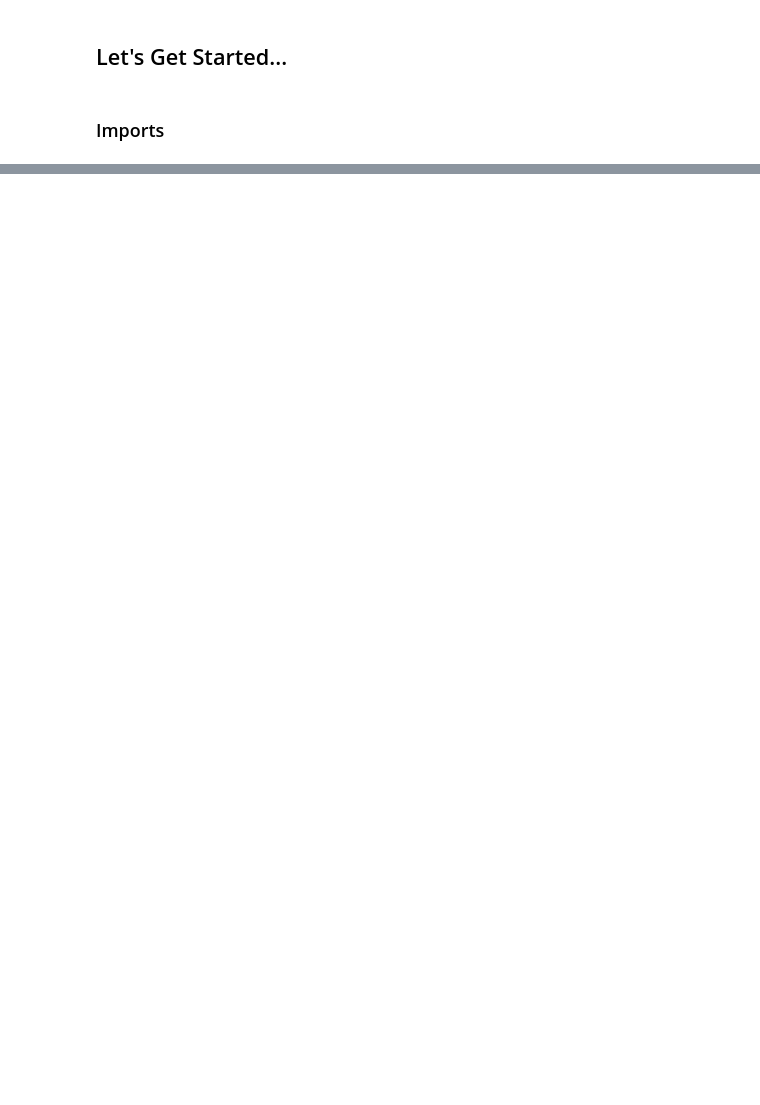
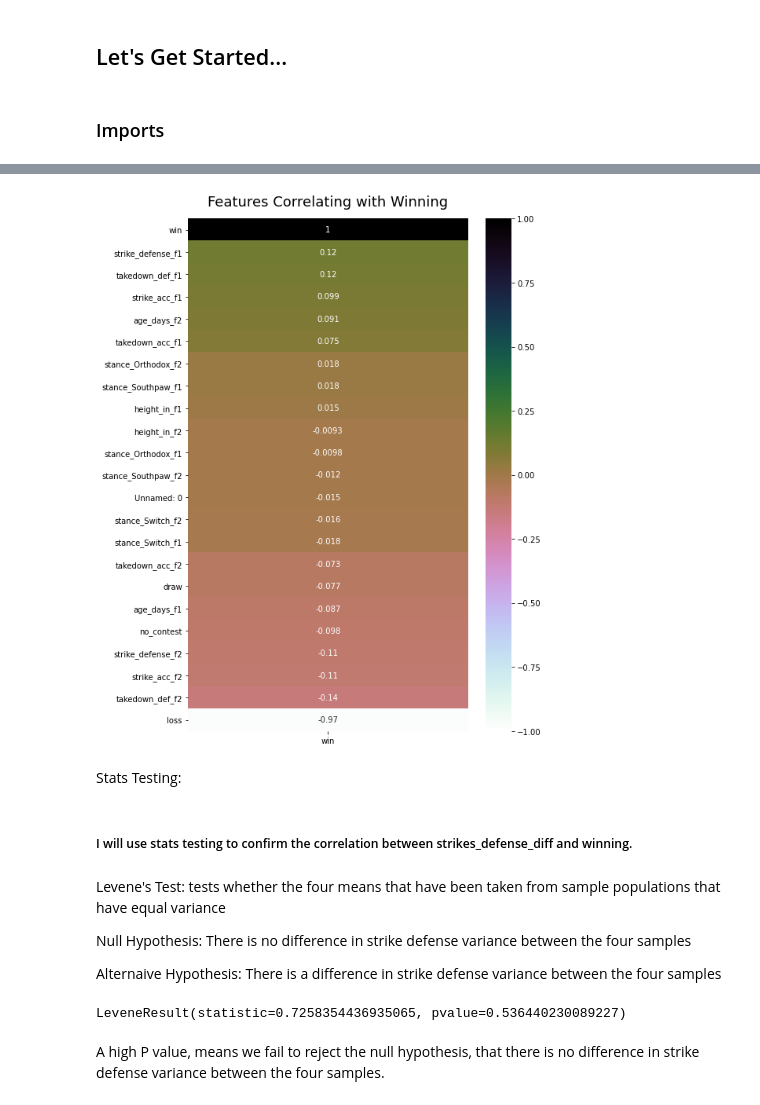
Before and after one commit to chloerwhitaker/UFC-Project, a Jupyter notebook: Final_UFC_Fight_Card_Predictor.ipynb, the cells around one changed output, grey strips where cells are left out. Drawn from its saved outputs; the diff is of its cells as text; code cells hidden in the pictures; blank space fills up the shorter version.

```diff
--- a/Final_UFC_Fight_Card_Predictor.ipynb
+++ b/Final_UFC_Fight_Card_Predictor.ipynb
@@ -26,0 +72,2 @@ For this particular project we will be looking at UFC 272 PPV - Colby Covington
+# %%
+final_df, fighter_stat_diff = ufc_stats_difference()
@@ -26,0 +83,3 @@ For this particular project we will be looking at UFC 272 PPV - Colby Covington
+# %%
+# use function from Wrnagle_UFC to split data
+train, validate, test = train_validate_test_split(final_df)
@@ -26,0 +91,3 @@ For this particular project we will be looking at UFC 272 PPV - Colby Covington
+# %%
+# add numeric columns to df
+df_num = train.select_dtypes(include='int64')
@@ -26,0 +99,28 @@ For this particular project we will be looking at UFC 272 PPV - Colby Covington
+# %%
+# heatmap of how the different values correlate to fighter1 winning
+plt.figure(figsize=(8, 12))
+heatmap = sns.heatmap(df_num.corr()[['win']].sort_values(by='win', ascending=False), vmin=-1, vmax=1, annot=True, cmap='cubehelix_r')
+heatmap.set_title('Features Correlating with Winning', fontdict={'fontsize':18}, pad=16);
+# %% [output]
+[figure, added]
+# %% [markdown]
+Stats Testing:
+# %% [markdown]
+##### I will use stats testing to confirm the correlation between strikes_defense_diff and winning.
+# %% [markdown]
+Levene's Test: tests whether the four means that have been taken from sample populations that have equal variance
+
+Null Hypothesis: There is no difference in strike defense variance between the four samples
+
+Alternaive Hypothesis:  There is a difference in strike defense variance between the four samples
+# %%
+stats.levene(
+    train[train.outcome == "fighter1"].strikes_defense_diff,
+    train[train.outcome == "fighter2"].strikes_defense_diff,
+    train[train.outcome == "draw"].strikes_defense_diff,
+    train[train.outcome == "no_contest"].strikes_defense_diff,
+)
+# %% [output]
+LeveneResult(statistic=0.7258354436935065, pvalue=0.536440230089227)
+# %% [markdown]
+A high P value, means we fail to reject the null hypothesis, that there is no difference in strike defense variance between the four samples.
```
Also changed, not shown: parts of 80 cells of this notebook.
